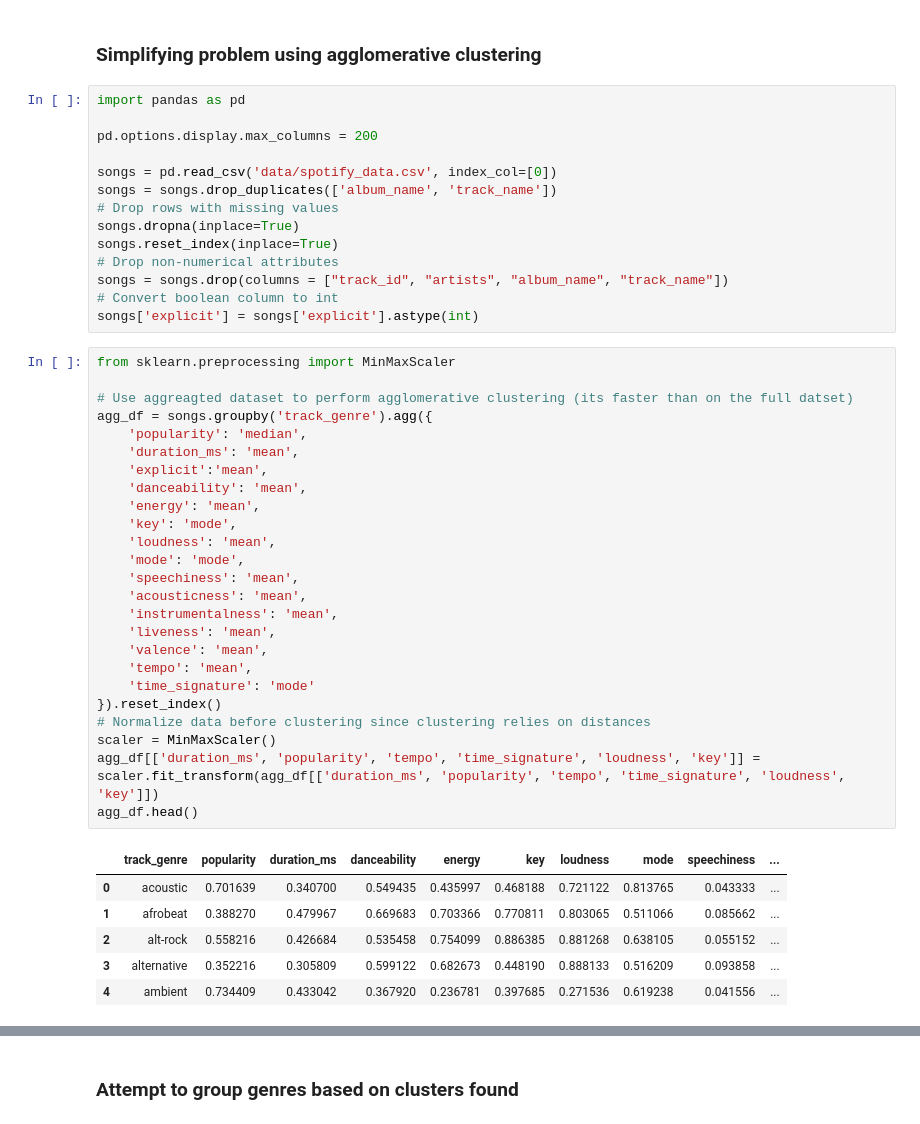
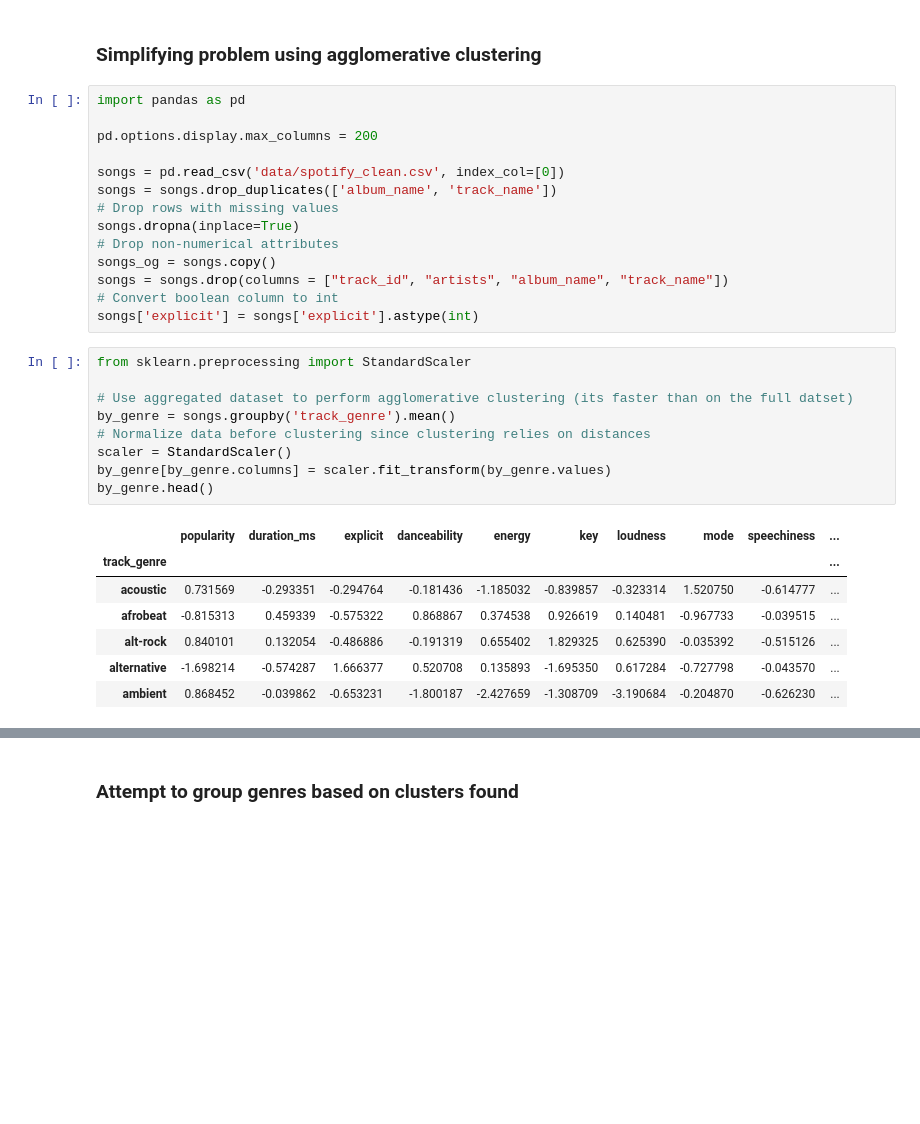
Before and after one commit to NicoRamin/song-genre-predictor, a Jupyter notebook: clustering.ipynb, the cells around one changed output, grey strips where cells are left out. Saved outputs shown, nothing was run; the diff lists cells and outputs as text; blank space fills up the shorter version.

```diff
--- a/clustering.ipynb
+++ b/clustering.ipynb
@@ -5,47 +5,32 @@ import pandas as pd
 
 pd.options.display.max_columns = 200
 
-songs = pd.read_csv('data/spotify_data.csv', index_col=[0])
+songs = pd.read_csv('data/spotify_clean.csv', index_col=[0])
 songs = songs.drop_duplicates(['album_name', 'track_name'])
 # Drop rows with missing values
 songs.dropna(inplace=True)
-songs.reset_index(inplace=True)
 # Drop non-numerical attributes
+songs_og = songs.copy()
 songs = songs.drop(columns = ["track_id", "artists", "album_name", "track_name"])
 # Convert boolean column to int
 songs['explicit'] = songs['explicit'].astype(int)
 # %%
-from sklearn.preprocessing import MinMaxScaler
+from sklearn.preprocessing import StandardScaler
 
-# Use aggreagted dataset to perform agglomerative clustering (its faster than on the full datset)
-agg_df = songs.groupby('track_genre').agg({
-    'popularity': 'median',
-    'duration_ms': 'mean',
-    'explicit':'mean',
-    'danceability': 'mean',
-    'energy': 'mean',
-    'key': 'mode',
-    'loudness': 'mean',
-    'mode': 'mode',
-    'speechiness': 'mean',
-    'acousticness': 'mean',
-    'instrumentalness': 'mean',
-    'liveness': 'mean',
-    'valence': 'mean',
-    'tempo': 'mean',
-    'time_signature': 'mode'
-}).reset_index()
+# Use aggregated dataset to perform agglomerative clustering (its faster than on the full datset)
+by_genre = songs.groupby('track_genre').mean()
 # Normalize data before clustering since clustering relies on distances
-scaler = MinMaxScaler()
-agg_df[['duration_ms', 'popularity', 'tempo', 'time_signature', 'loudness', 'key']] = scaler.fit_transform(agg_df[['duration_ms', 'popularity', 'tempo', 'time_signature', 'loudness', 'key']])
-agg_df.head()
+scaler = StandardScaler()
+by_genre[by_genre.columns] = scaler.fit_transform(by_genre.values)
+by_genre.head()
 # %% [output]
-|  | track_genre | popularity | duration_ms | danceability | energy | key | loudness | mode | speechiness | ... |
-| 0 | acoustic | 0.701639 | 0.340700 | 0.549435 | 0.435997 | 0.468188 | 0.721122 | 0.813765 | 0.043333 | ... |
-| 1 | afrobeat | 0.388270 | 0.479967 | 0.669683 | 0.703366 | 0.770811 | 0.803065 | 0.511066 | 0.085662 | ... |
-| 2 | alt-rock | 0.558216 | 0.426684 | 0.535458 | 0.754099 | 0.886385 | 0.881268 | 0.638105 | 0.055152 | ... |
-| 3 | alternative | 0.352216 | 0.305809 | 0.599122 | 0.682673 | 0.448190 | 0.888133 | 0.516209 | 0.093858 | ... |
-| 4 | ambient | 0.734409 | 0.433042 | 0.367920 | 0.236781 | 0.397685 | 0.271536 | 0.619238 | 0.041556 | ... |
+|  | popularity | duration_ms | explicit | danceability | energy | key | loudness | mode | speechiness | ... |
+| track_genre |  |  |  |  |  |  |  |  |  | ... |
+| acoustic | 0.731569 | -0.293351 | -0.294764 | -0.181436 | -1.185032 | -0.839857 | -0.323314 | 1.520750 | -0.614777 | ... |
+| afrobeat | -0.815313 | 0.459339 | -0.575322 | 0.868867 | 0.374538 | 0.926619 | 0.140481 | -0.967733 | -0.039515 | ... |
+| alt-rock | 0.840101 | 0.132054 | -0.486886 | -0.191319 | 0.655402 | 1.829325 | 0.625390 | -0.035392 | -0.515126 | ... |
+| alternative | -1.698214 | -0.574287 | 1.666377 | 0.520708 | 0.135893 | -1.695350 | 0.617284 | -0.727798 | -0.043570 | ... |
+| ambient | 0.868452 | -0.039862 | -0.653231 | -1.800187 | -2.427659 | -1.308709 | -3.190684 | -0.204870 | -0.626230 | ... |
 # %%
 # import dendrogram and linkage from scipy
 from scipy.cluster.hierarchy import dendrogram, linkage
```
Also changed, not shown: parts of 8 cells of this notebook, 1 other file.
